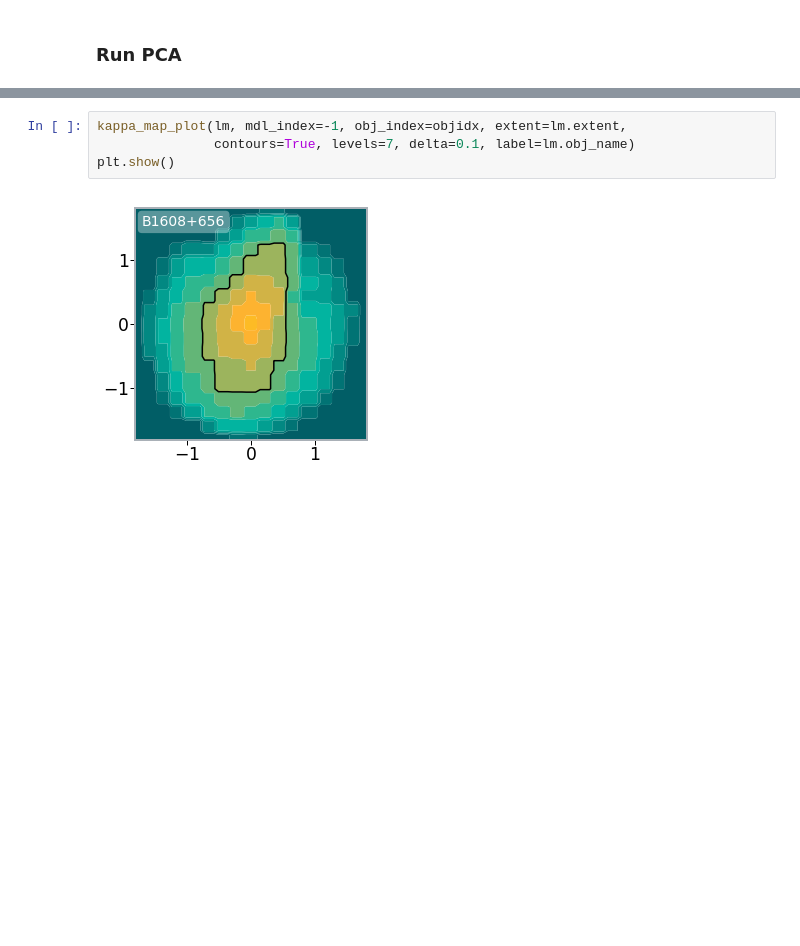
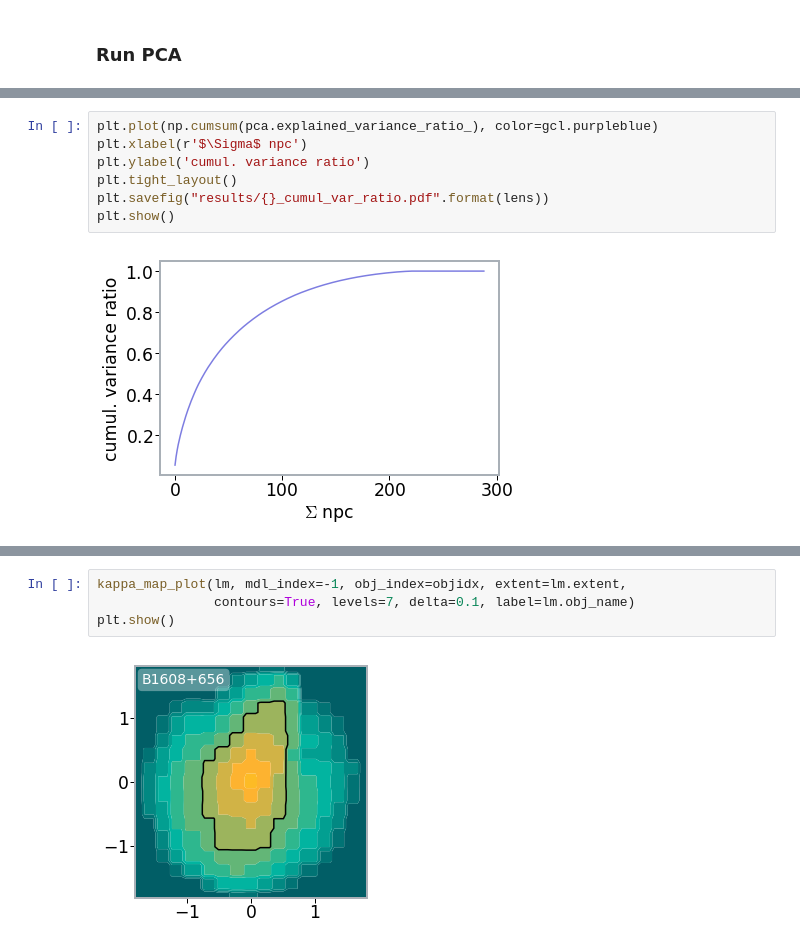
Before and after one commit to phdenzel/delays, a Jupyter notebook: pca.ipynb, the cells around one changed output, grey strips where cells are left out. Drawn from its saved outputs; the diff is of its cells as text; blank space fills up the shorter version.

```diff
--- a/pca.ipynb
+++ b/pca.ipynb
@@ -113,3 +110,12 @@ std_arr.shape, pca_arr.shape
+# %%
+plt.plot(np.cumsum(pca.explained_variance_ratio_), color=gcl.purpleblue)
+plt.xlabel(r'$\Sigma$ npc')
+plt.ylabel('cumul. variance ratio')
+plt.tight_layout()
+plt.savefig("results/{}_cumul_var_ratio.pdf".format(lens))
+plt.show()
+# %% [output]
+[figure, added]
 # %%
 pcacs = pca.components_
 pcacs = pcacs.reshape((pcacs.shape[0], dims, dims))
```
Also changed, not shown: parts of 18 cells of this notebook, 1 other file.
